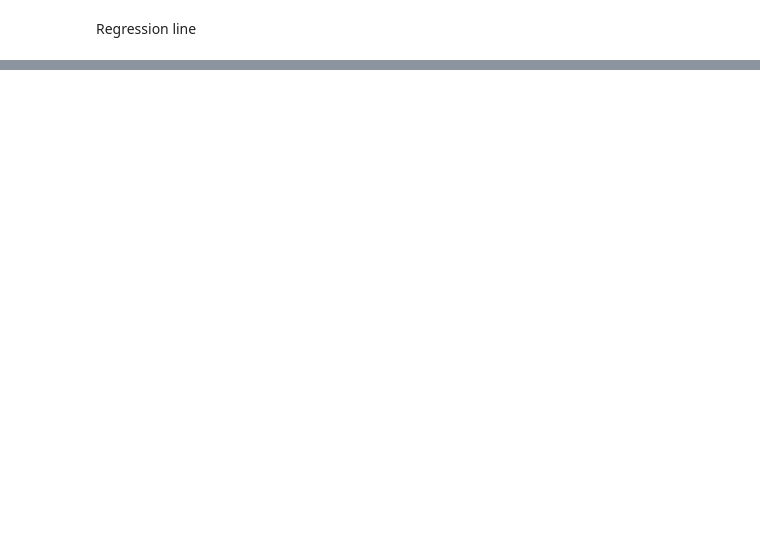
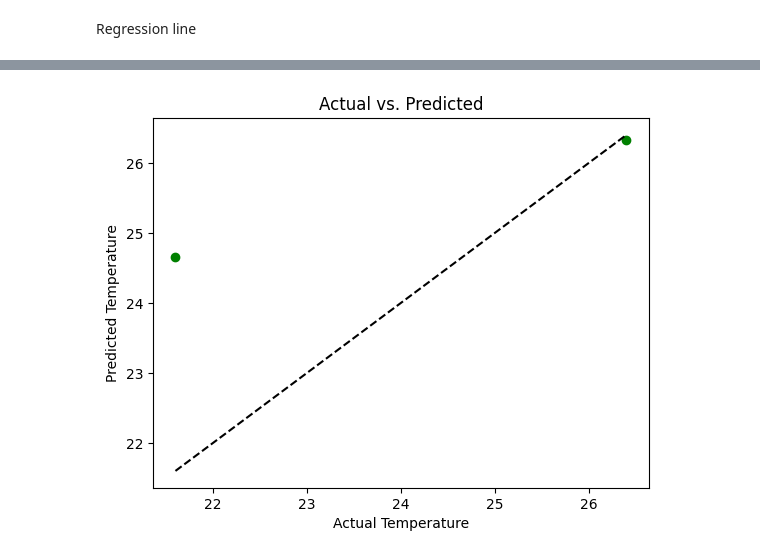
Before and after one commit to Zanale10/DATASCIENCE-101-TEST, a Jupyter notebook: weather_api_using_Colab.ipynb, the cells around one changed output, grey strips where cells are left out. Saved outputs shown, nothing was run; the diff lists cells and outputs as text; code cells hidden in the pictures; blank space fills up the shorter version.

```diff
--- a/weather_api_using_Colab.ipynb
+++ b/weather_api_using_Colab.ipynb
@@ -463,0 +802,9 @@ R-squared (R²): -2.7247953802649207
+# %%
+plt.scatter(y_test, y_pred, color='green')
+plt.xlabel('Actual Temperature')
+plt.ylabel('Predicted Temperature')
+plt.title('Actual vs. Predicted')
+plt.plot([y_test.min(), y_test.max()], [y_test.min(), y_test.max()], color='black', linestyle='--')  # Line y=x
+plt.show()
+# %% [output]
+[figure, added]
```
Also changed, not shown: parts of 85 cells of this notebook.
